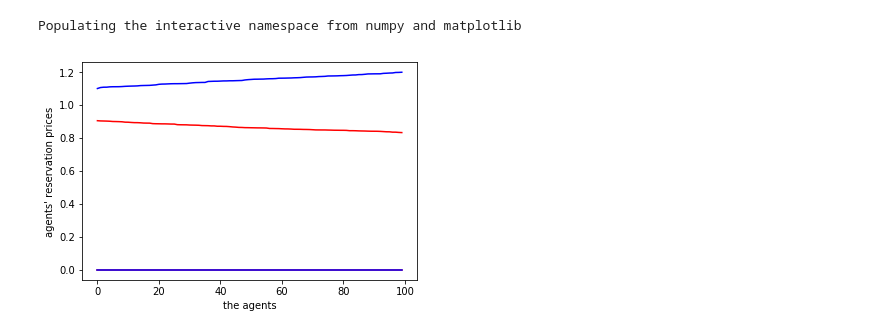
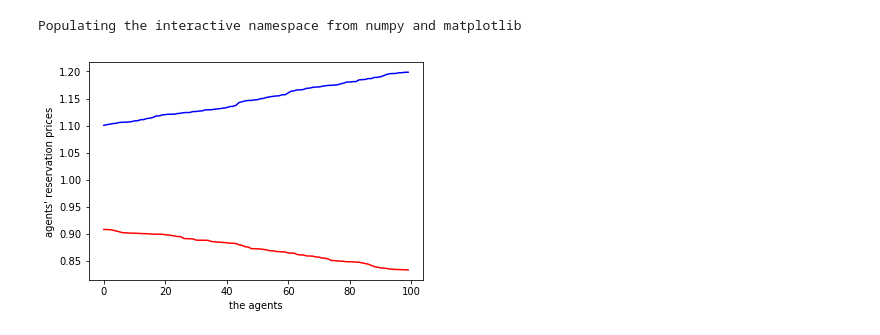
Before and after one commit to terna/microHayekianMarket, a Jupyter notebook: microCorruptedHayekianMarket.ipynb, the cells around one changed output. Drawn from its saved outputs; the diff is of its cells as text; code cells hidden in the pictures.

```diff
--- a/microCorruptedHayekianMarket.ipynb
+++ b/microCorruptedHayekianMarket.ipynb
@@ -32,31 +32,32 @@ Populating the interactive namespace from numpy and matplotlib
 # %%
 # warming up for the corrupted versione
 
 # run it before executing both - the hayekian perspective or
 #                              - the unstructured case
 
 d0=0.1
 d1=0.2
 d2=0.2
 
 nCycles=10000
 nBuyers= 100
 nSellers=100
 
 buyerPriceList=[]
 sellerPriceList=[]
 
 for i in range(nBuyers):
     buyerPriceList.append([1/(1+np.random.uniform(d0,d1)),0])
 for j in range(nSellers):
     sellerPriceList.append([1+np.random.uniform(d0,d2),0])
 
-plt.plot(sorted(buyerPriceList, reverse=True),"r");
-plt.plot(sorted(sellerPriceList),"b");
+# zip is an iterator over a list (* means iterable)
+plt.plot(list(zip(*sorted(buyerPriceList, reverse=True)))[0],"r");
+plt.plot(list(zip(*sorted(sellerPriceList)))[0],"b");
 xlabel("the agents");
 ylabel("agents' reservation prices");
 # %% [output]
-[figure, old version]
+[figure, new version]
 # %%
 # corrupted hayekian perspective
 meanPrice_ts=[]
```
Also changed, not shown: parts of 2 cells of this notebook, 1 other file.
